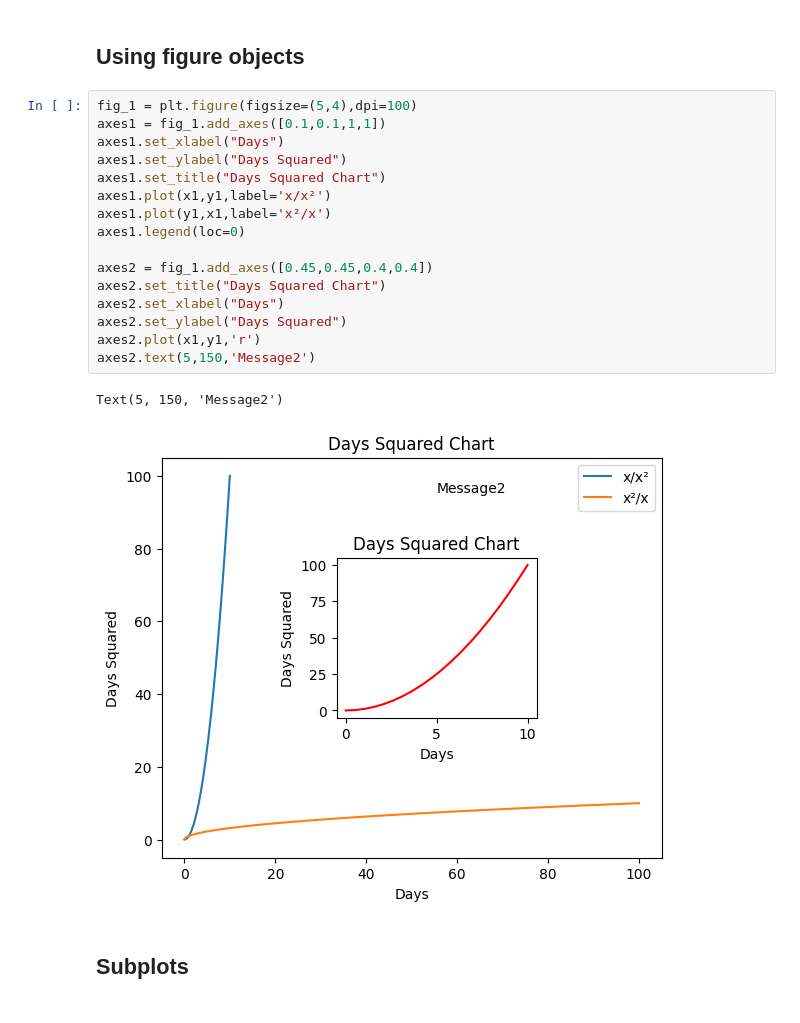
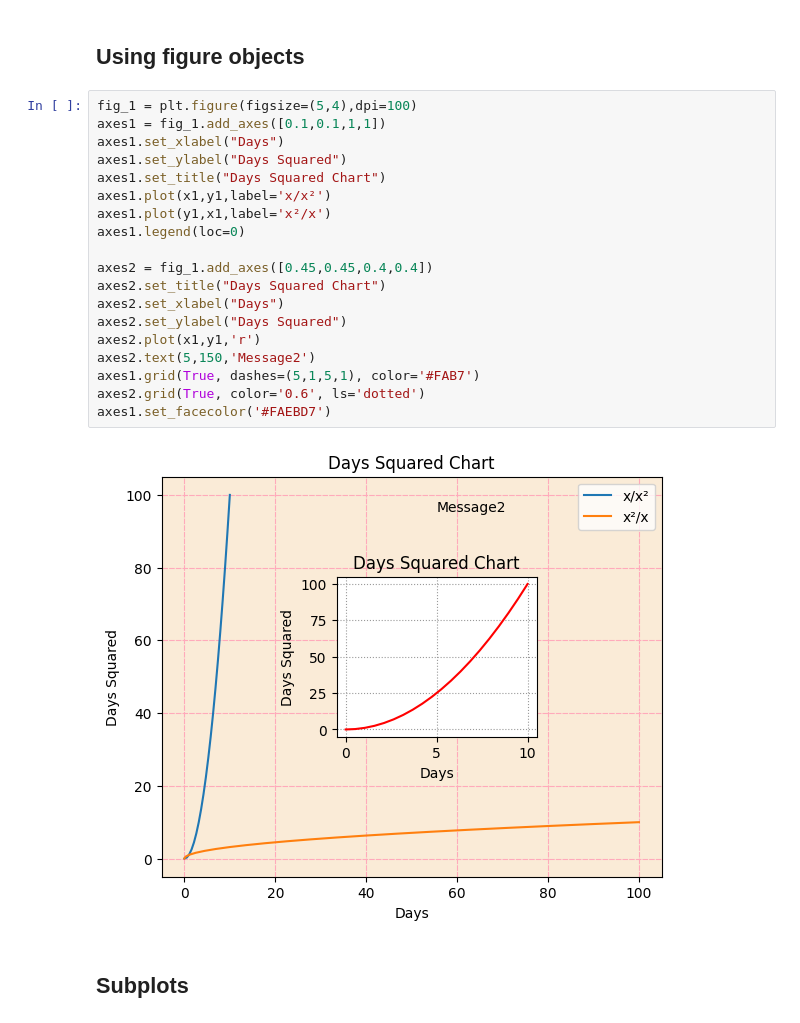
Before and after one commit to Swayam-Ghimire/pandas, a Jupyter notebook: matplotlib.ipynb, the cells around one changed output. Cells and saved outputs as stored; diff of their text form.

```diff
--- a/matplotlib.ipynb
+++ b/matplotlib.ipynb
@@ -37,22 +37,24 @@ plt.plot(x1,y1, 'b')
 # %%
 fig_1 = plt.figure(figsize=(5,4),dpi=100)
 axes1 = fig_1.add_axes([0.1,0.1,1,1])
 axes1.set_xlabel("Days")
 axes1.set_ylabel("Days Squared")
 axes1.set_title("Days Squared Chart")
 axes1.plot(x1,y1,label='x/x²')
 axes1.plot(y1,x1,label='x²/x')
 axes1.legend(loc=0)
 
 axes2 = fig_1.add_axes([0.45,0.45,0.4,0.4])
 axes2.set_title("Days Squared Chart")
 axes2.set_xlabel("Days")
 axes2.set_ylabel("Days Squared")
 axes2.plot(x1,y1,'r')
 axes2.text(5,150,'Message2')
+axes1.grid(True, dashes=(5,1,5,1), color='#FAB7')
+axes2.grid(True, color='0.6', ls='dotted')
+axes1.set_facecolor('#FAEBD7')
 # %% [output]
-Text(5, 150, 'Message2')
-[figure, old version]
+[figure, new version]
 # %% [markdown]
 ## Subplots
 # %%
```
Also changed, not shown: parts of 8 cells of this notebook, 1 other file.
